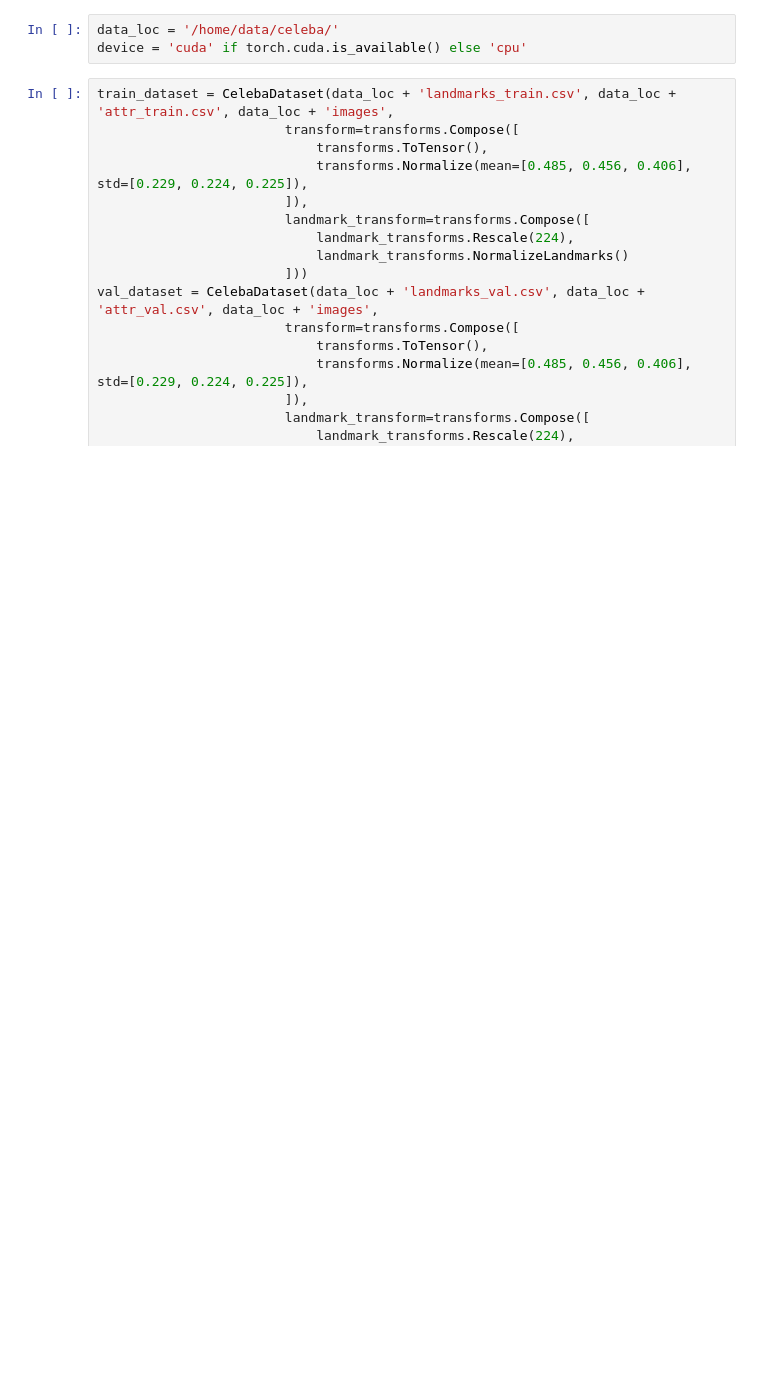
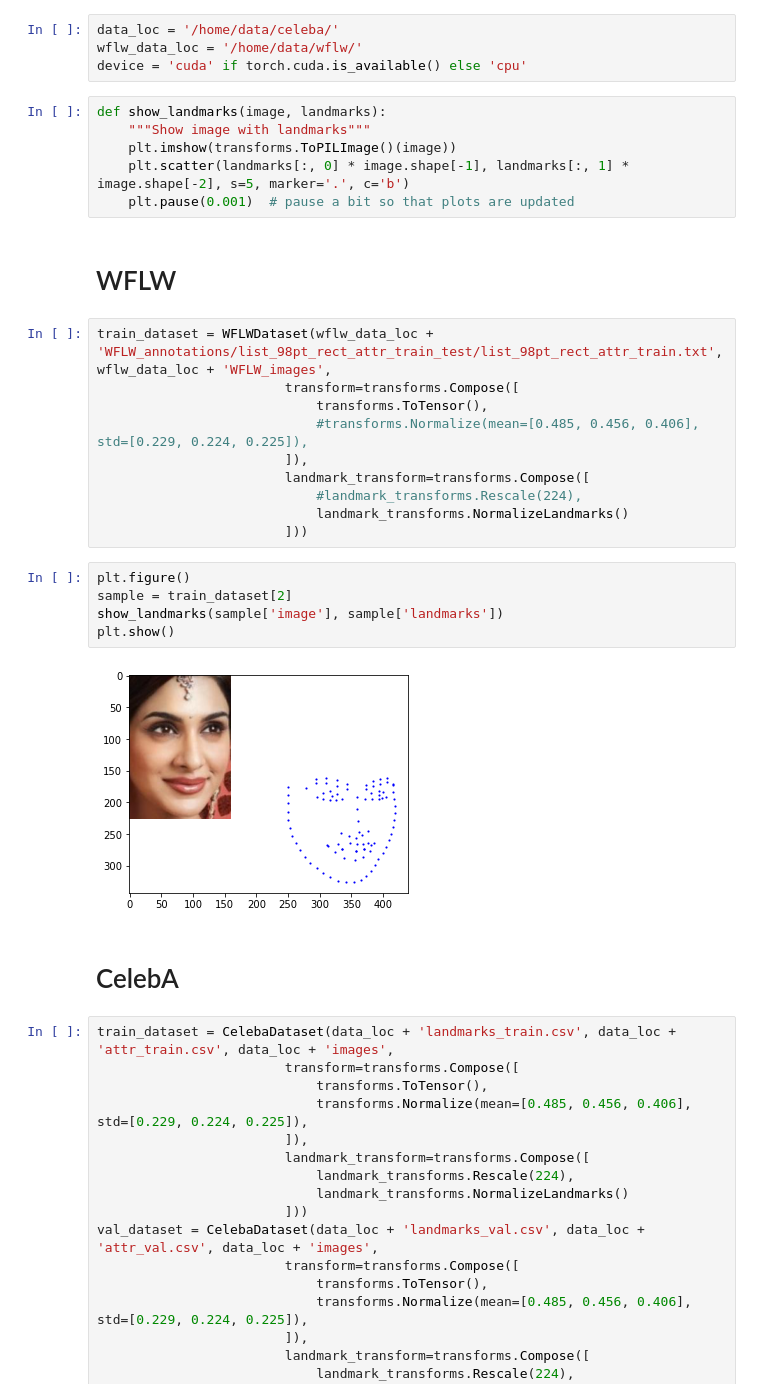
Before and after one commit to erikrozi/facial_landmark_debiasing, a Jupyter notebook: notebooks/Model Loading.ipynb, the cells around one changed output. Saved outputs shown, nothing was run; the diff lists cells and outputs as text; blank space fills up the shorter version.

Commit message:
Added simplenet baseline and WFLW dataset

```diff
--- a/notebooks/Model Loading.ipynb
+++ b/notebooks/Model Loading.ipynb
@@ -19,7 +19,35 @@ import torch.optim as optim
 from torch.utils.tensorboard import SummaryWriter
 # %%
 data_loc = '/home/data/celeba/'
+wflw_data_loc = '/home/data/wflw/'
 device = 'cuda' if torch.cuda.is_available() else 'cpu'
+# %%
+def show_landmarks(image, landmarks):
+    """Show image with landmarks"""
+    plt.imshow(transforms.ToPILImage()(image))
+    plt.scatter(landmarks[:, 0] * image.shape[-1], landmarks[:, 1] * image.shape[-2], s=5, marker='.', c='b')
+    plt.pause(0.001)  # pause a bit so that plots are updated
+# %% [markdown]
+# WFLW
+# %%
+train_dataset = WFLWDataset(wflw_data_loc + 'WFLW_annotations/list_98pt_rect_attr_train_test/list_98pt_rect_attr_train.txt', wflw_data_loc + 'WFLW_images',
+                        transform=transforms.Compose([
+                            transforms.ToTensor(),
+                            #transforms.Normalize(mean=[0.485, 0.456, 0.406], std=[0.229, 0.224, 0.225]),
+                        ]),
+                        landmark_transform=transforms.Compose([
+                            #landmark_transforms.Rescale(224),
+                            landmark_transforms.NormalizeLandmarks()
+                        ]))
+# %%
+plt.figure()
+sample = train_dataset[2]
+show_landmarks(sample['image'], sample['landmarks'])
+plt.show()
+# %% [output]
+[figure, added]
+# %% [markdown]
+# CelebA
 # %%
 train_dataset = CelebaDataset(data_loc + 'landmarks_train.csv', data_loc + 'attr_train.csv', data_loc + 'images',
                         transform=transforms.Compose([
```
Also changed, not shown: parts of 4 cells of this notebook, 3 other files.
